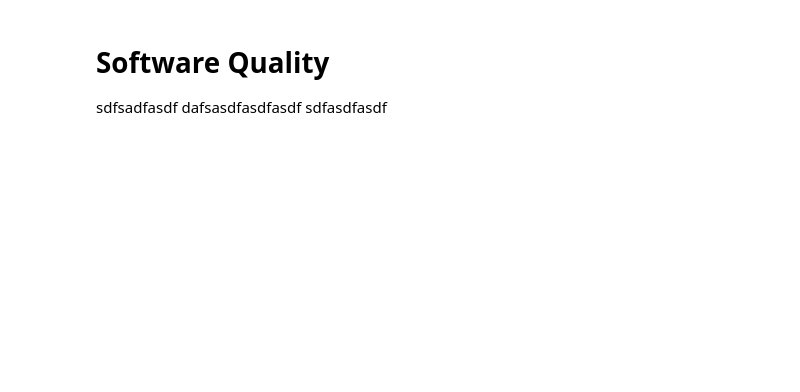
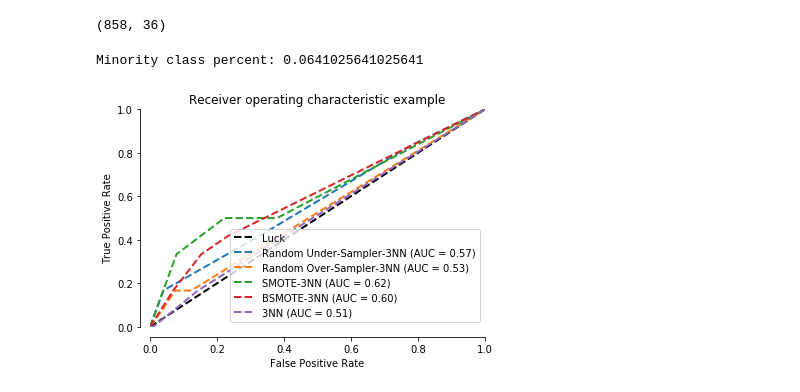
Before and after one commit to farrjere/class_imbalances, a Jupyter notebook: ClassImbalanceExplore.ipynb, the cells around one changed output. Saved outputs shown, nothing was run; the diff lists cells and outputs as text; code cells hidden in the pictures; blank space fills up the shorter version.

```diff
--- a/ClassImbalanceExplore.ipynb
+++ b/ClassImbalanceExplore.ipynb
@@ -41,5 +106,12 @@ For equal class problems simply looking at accuracy would be an easy metric to u
-# %% [markdown]
-# Software Quality<a name="softwarequalityheader"></a>
-sdfsadfasdf
-dafsasdfasdfasdf
-sdfasdfasdf
+# %%
+from collections import Counter
+
+import matplotlib.pyplot as plt
+import numpy as np
+import pandas as pd
+cancer_data = pd.read_csv('risk_factors_cervical_cancer.csv', na_values=['?'])
+print(cancer_data.shape)
+cancer_data.interpolate(inplace=True)
+cancer_data.dropna(inplace=True, axis='columns')
+# %% [output]
+(858, 36)
@@ -45,0 +183,9 @@ sdfasdfasdf
+# %%
+cancer_X = cancer_data.iloc[:, 1:-4]
+cancer_y = cancer_data.iloc[:, -1]
+counts = cancer_y.value_counts()
+print("Minority class percent:", counts[1]/cancer_y.shape[0])
+run_example(cancer_X, cancer_y)
+# %% [output]
+Minority class percent: 0.0641025641025641
+[figure, added]
```
Also changed, not shown: parts of 6 cells of this notebook, 4 other files.
